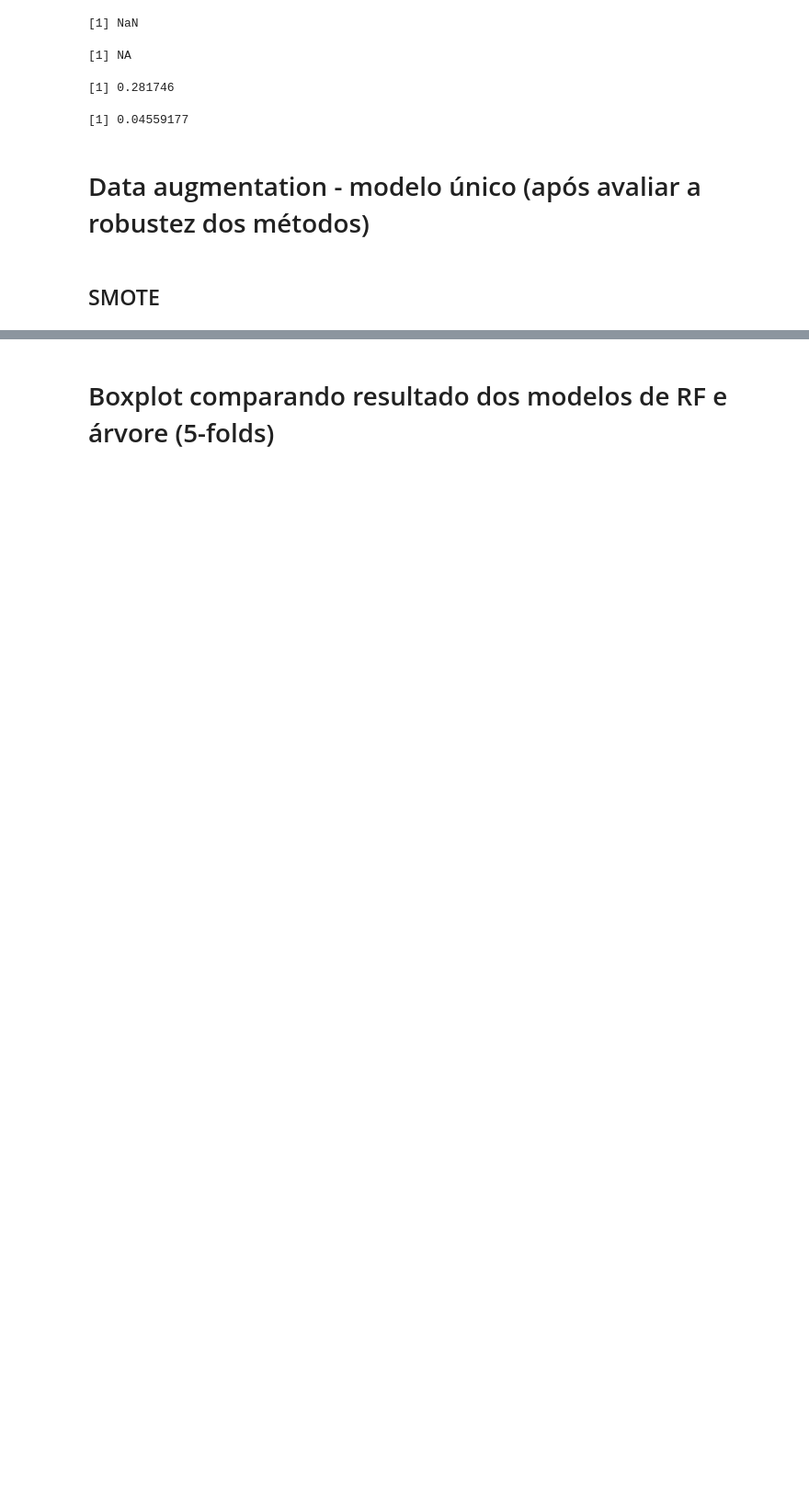
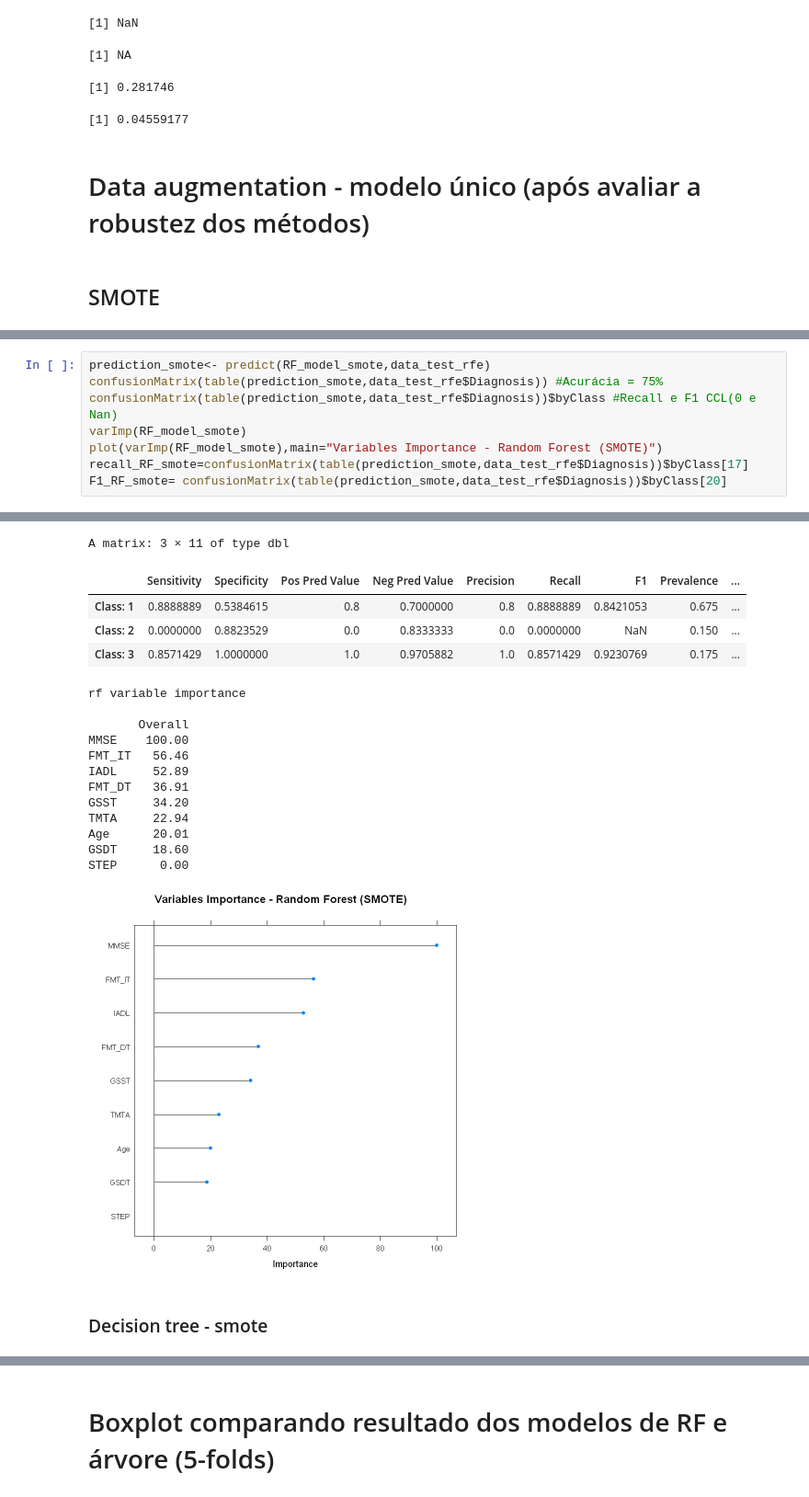
Before and after one commit to RenanBaltar/Analise-artigo-idosos, a Jupyter notebook: analise-artigo.ipynb, the cells around one changed output, grey strips where cells are left out. Shown: that part at 92% size. Saved outputs shown, nothing was run; the diff lists cells and outputs as text; blank space fills up the shorter version.

```diff
--- a/analise-artigo.ipynb
+++ b/analise-artigo.ipynb
@@ -2116,0 +2169,9 @@ tibble [100 x 10] (S3: tbl_df/tbl/data.frame)
+# %%
+prediction_smote<- predict(RF_model_smote,data_test_rfe)
+confusionMatrix(table(prediction_smote,data_test_rfe$Diagnosis)) #Acurácia = 75%
+confusionMatrix(table(prediction_smote,data_test_rfe$Diagnosis))$byClass #Recall e F1 CCL(0 e Nan)
+varImp(RF_model_smote)
+plot(varImp(RF_model_smote),main="Variables Importance - Random Forest (SMOTE)")
+recall_RF_smote=confusionMatrix(table(prediction_smote,data_test_rfe$Diagnosis))$byClass[17]
+F1_RF_smote= confusionMatrix(table(prediction_smote,data_test_rfe$Diagnosis))$byClass[20]
+# %% [output]
@@ -2116,0 +2195,20 @@ tibble [100 x 10] (S3: tbl_df/tbl/data.frame)
+A matrix: 3 × 11 of type dbl
+|  | Sensitivity | Specificity | Pos Pred Value | Neg Pred Value | Precision | Recall | F1 | Prevalence | ... |
+| Class: 1 | 0.8888889 | 0.5384615 | 0.8 | 0.7000000 | 0.8 | 0.8888889 | 0.8421053 | 0.675 | ... |
+| Class: 2 | 0.0000000 | 0.8823529 | 0.0 | 0.8333333 | 0.0 | 0.0000000 | NaN | 0.150 | ... |
+| Class: 3 | 0.8571429 | 1.0000000 | 1.0 | 0.9705882 | 1.0 | 0.8571429 | 0.9230769 | 0.175 | ... |
+rf variable importance
+
+       Overall
+MMSE    100.00
+FMT_IT   56.46
+IADL     52.89
+FMT_DT   36.91
+GSST     34.20
+TMTA     22.94
+Age      20.01
+GSDT     18.60
+STEP      0.00
+[figure, added]
+# %% [markdown]
+### Decision tree - smote
```
Also changed, not shown: parts of 30 cells of this notebook.
